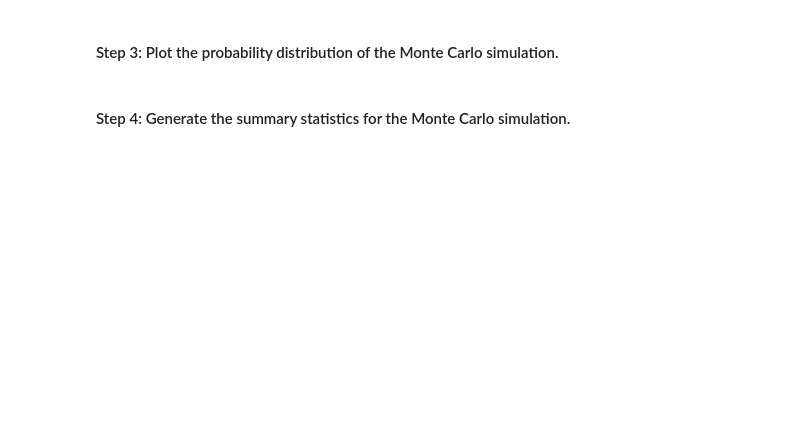
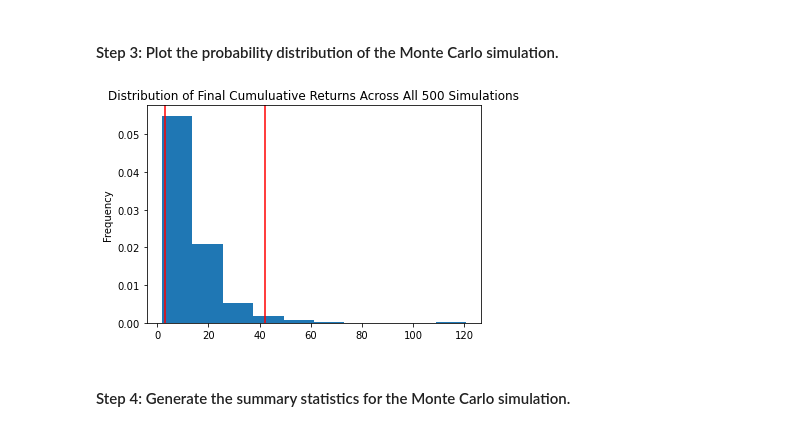
Before and after one commit to seberts12/Module-5-Challenge, a Jupyter notebook: Starter_code/financial_planning_tools.ipynb, the cells around one changed output. Drawn from its saved outputs; the diff is of its cells as text; code cells hidden in the pictures; blank space fills up the shorter version.

```diff
--- a/Starter_code/financial_planning_tools.ipynb
+++ b/Starter_code/financial_planning_tools.ipynb
@@ -463,9 +500,10 @@ display(three_year_df.tail())
 # %% [markdown]
 #### Step 3: Plot the probability distribution of the Monte Carlo simulation.
 # %%
-# Visualize the probability distribution of the 30-year Monte Carlo simulation
-# by plotting a histogram
-# YOUR CODE HERE
+# Visualizing the probability distribution of the 30-year Monte Carlo simulation with a histrogram
+MC_thirty_distribution = MC_thirty.plot_distribution()
+# %% [output]
+[figure, added]
 # %% [markdown]
 #### Step 4: Generate the summary statistics for the Monte Carlo simulation.
 # %%
```
Also changed, not shown: parts of 40 cells of this notebook.
